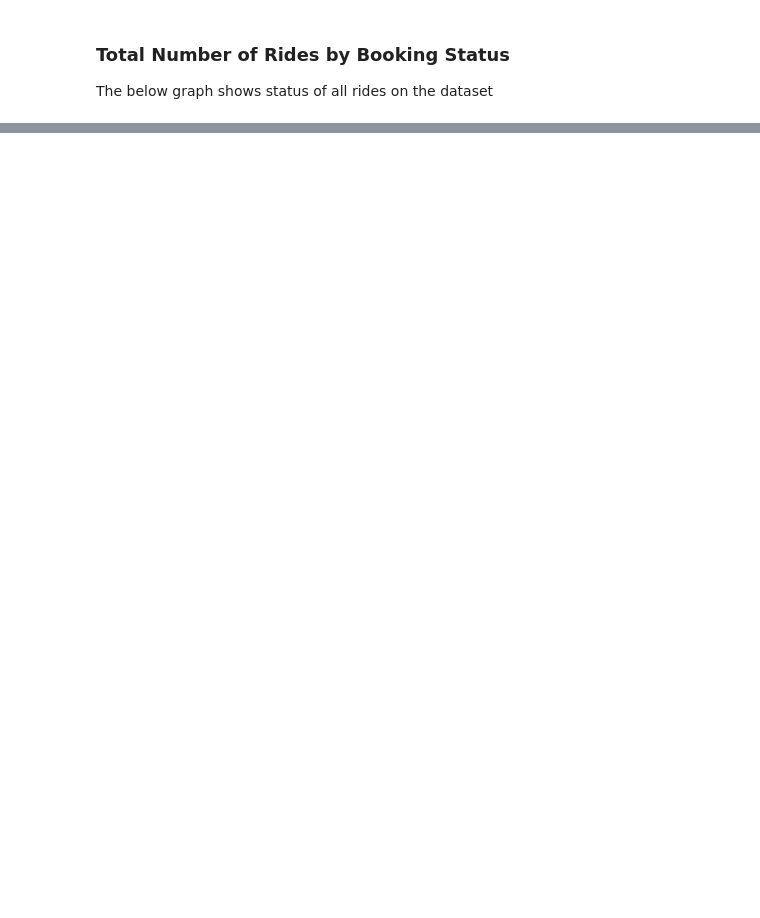
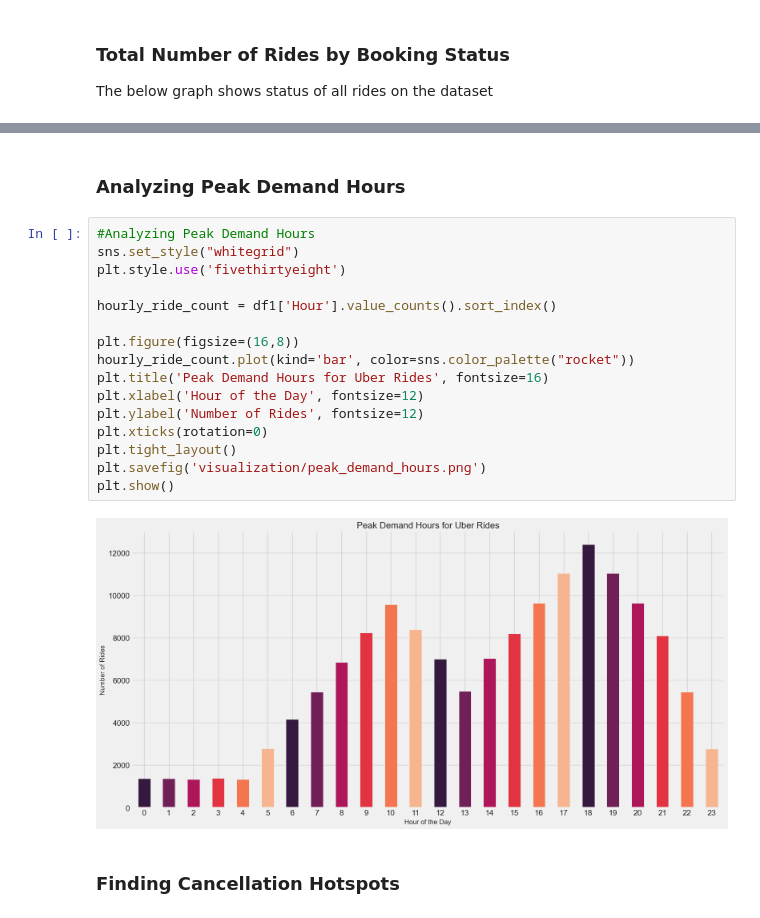
Before and after one commit to mahadevanpb/Uber-Ride-Data-Analysis, a Jupyter notebook: Visualization Dashboard.ipynb, the cells around one changed output, grey strips where cells are left out. Cells and saved outputs as stored; diff of their text form; blank space fills up the shorter version.

```diff
--- a/Visualization Dashboard.ipynb
+++ b/Visualization Dashboard.ipynb
@@ -96,0 +102,22 @@ plt.savefig('visualization/Booking_status.png')
+# %% [markdown]
+### Analyzing Peak Demand Hours
+# %%
+#Analyzing Peak Demand Hours
+sns.set_style("whitegrid")
+plt.style.use('fivethirtyeight')
+
+hourly_ride_count = df1['Hour'].value_counts().sort_index()
+
+plt.figure(figsize=(16,8))
+hourly_ride_count.plot(kind='bar', color=sns.color_palette("rocket"))
+plt.title('Peak Demand Hours for Uber Rides', fontsize=16)
+plt.xlabel('Hour of the Day', fontsize=12)
+plt.ylabel('Number of Rides', fontsize=12)
+plt.xticks(rotation=0)
+plt.tight_layout()
+plt.savefig('visualization/peak_demand_hours.png')
+plt.show()
+# %% [output]
+[figure, added]
+# %% [markdown]
+### Finding Cancellation Hotspots
```
Also changed, not shown: parts of 12 cells of this notebook, 1 other file.
